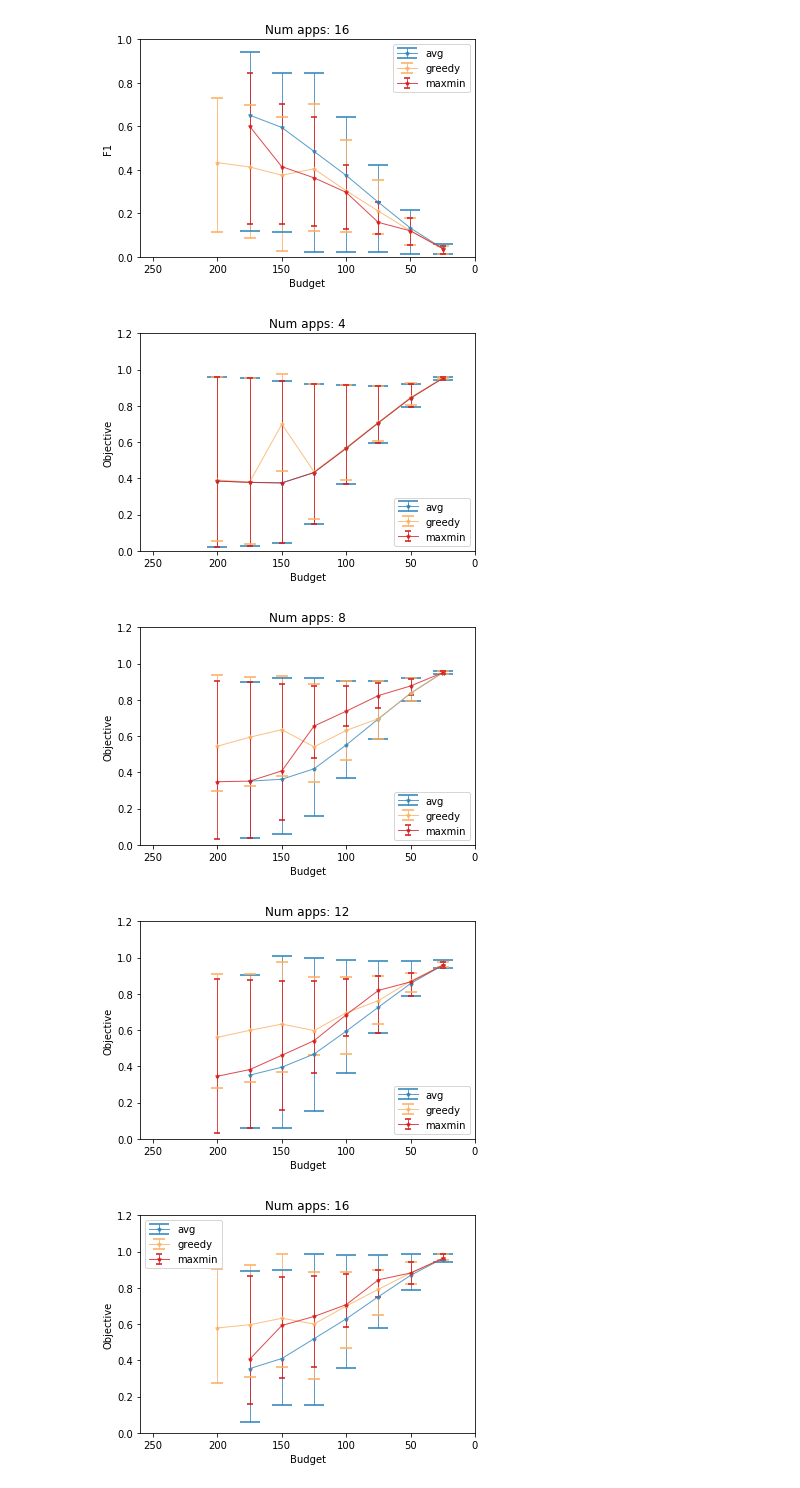
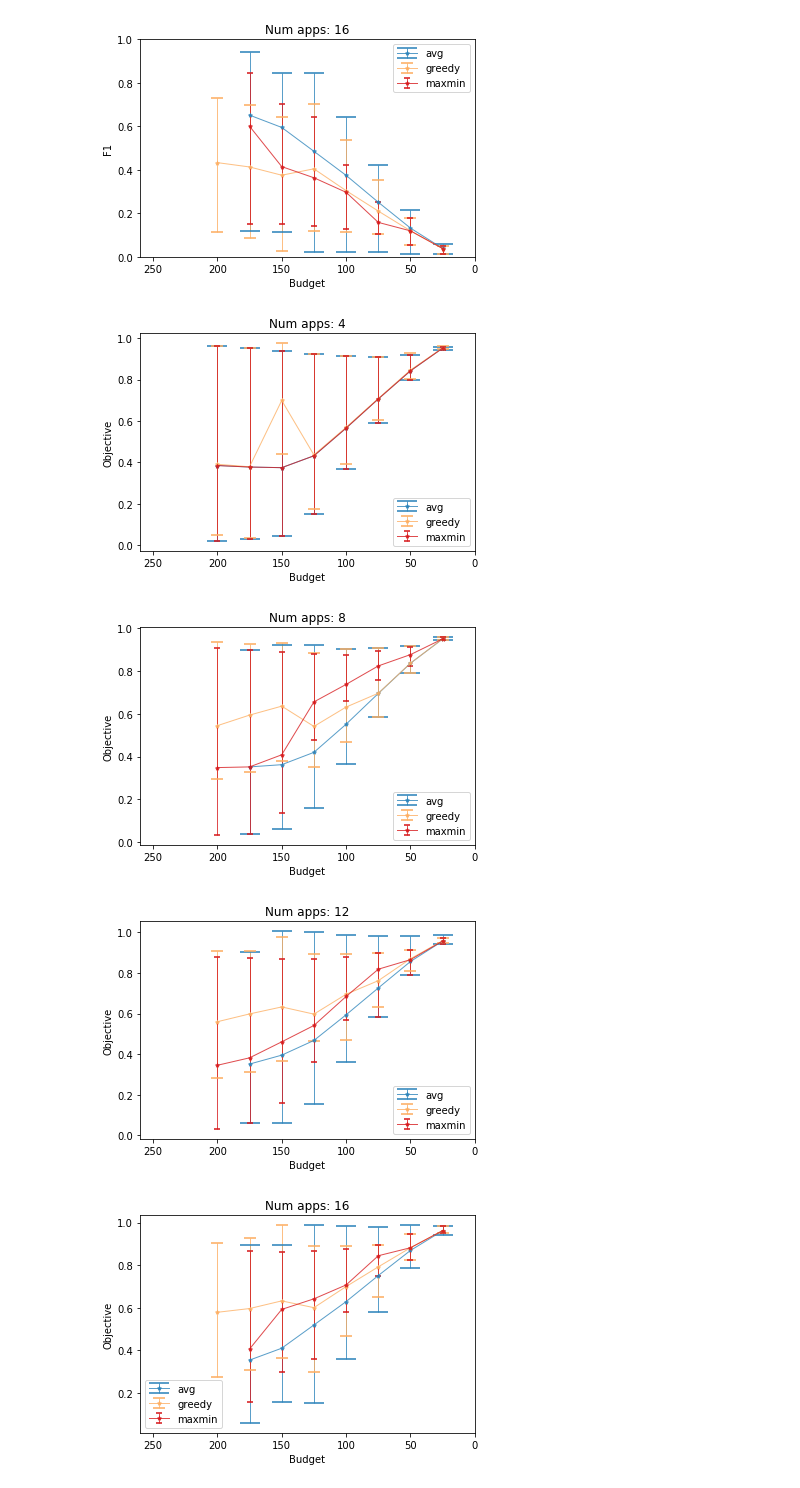
Before and after one commit to angelajiang/mainstream-analysis, a Jupyter notebook: notebooks/fairness-maxmin-aug.ipynb, the cells around one changed output. Cells and saved outputs as stored; diff of their text form; code cells hidden in the pictures.

```diff
--- a/notebooks/fairness-maxmin-aug.ipynb
+++ b/notebooks/fairness-maxmin-aug.ipynb
@@ -9,7 +9,8 @@ import matplotlib.pyplot as plt
 # exp_id = "aug_ratio_nosharing-"
 exp_id = "180401-train/aug_ratio_nosharing_ratioed-"
 # exp_id = "180430-repro-train/aug_ratio_nosharing_ratioed-"
-results, saved = pickle.load(open('../output/streamer/scheduler/18Q2/' + exp_id + 'fairness_results.pkl'))
+# exp_id = "180430-train/aug_ratio_nosharing_flipped_ratioed-"
+results, saved = pickle.load(open('../output/before-2018-Spring/streamer/scheduler/18Q2/' + exp_id + 'fairness_results.pkl'))
 # %%
 # print(saved)
 table = []
@@ -173,35 +174,35 @@ dff = df[['scheduler', 'num_apps', 'budget', 'objective_min', 'objective_avg', '
 from matplotlib import colors
 import sys
 sys.path.append('../scripts/util')
 from plot_util import COLORLISTS
 from plot_util import COLORS
 params = dict(lw=1, ms=4, alpha=0.78, capthick=2) # linestyle='--') capsize=5,
 colorlist = [COLORS['blue'], COLORS['orange'], COLORS['red']]
 
 cap = [10, 6, 3]
 for a, b in dff.groupby('num_apps'):
     ax = None
     fig, ax1 = plt.subplots()
 #     ax2 = ax1.twinx()
 
     for i, (c, d) in enumerate(b.groupby('scheduler')):
         d = d.sort_values('budget')
         errs = [np.array(d['objective_avg'] - d['objective_min']), np.array(d['objective_max'] - d['objective_avg'])]
 #         errs = [errs[0], np.zeros(errs[0].shape)]
         ax1.errorbar(d['budget'], d['objective_avg'], yerr=errs, color=colorlist[i], label=c, marker='*', capsize=cap[i], **params)
 #         d.plot(y='f1_min', x='budget', kind='scatter',ax=ax1, color=colorlist[i*2], label=c, marker='*', **params)
 #         d.plot(y='f1_avg', x='budget', kind='scatter',ax=ax2, color=colorlist[i*2+1], label=c, marker='+', **params)
     ax1.legend()
 #     ax2.legend(loc=1)
     plt.title('Num apps: '+str(a))
-    plt.ylim(0, 1.2)
+#     plt.ylim(0, 1.2)
     plt.ylabel('Objective')
     plt.xlim(260, 0)
     plt.xlabel('Budget')
     fig.savefig("../plots/scheduler/fairness/{}maxmin_numapps-{}-obj.pdf".format(exp_id, a))
     fig.savefig("../plots/scheduler/fairness/{}maxmin_numapps-{}-obj.png".format(exp_id, a), dpi=600)
 # %% [output]
-[figure, old version]
+[figure, new version]
-[figure, old version]
+[figure, new version]
-[figure, old version]
+[figure, new version]
-[figure, old version]
+[figure, new version]
```
Also changed, not shown: 3 other files.
